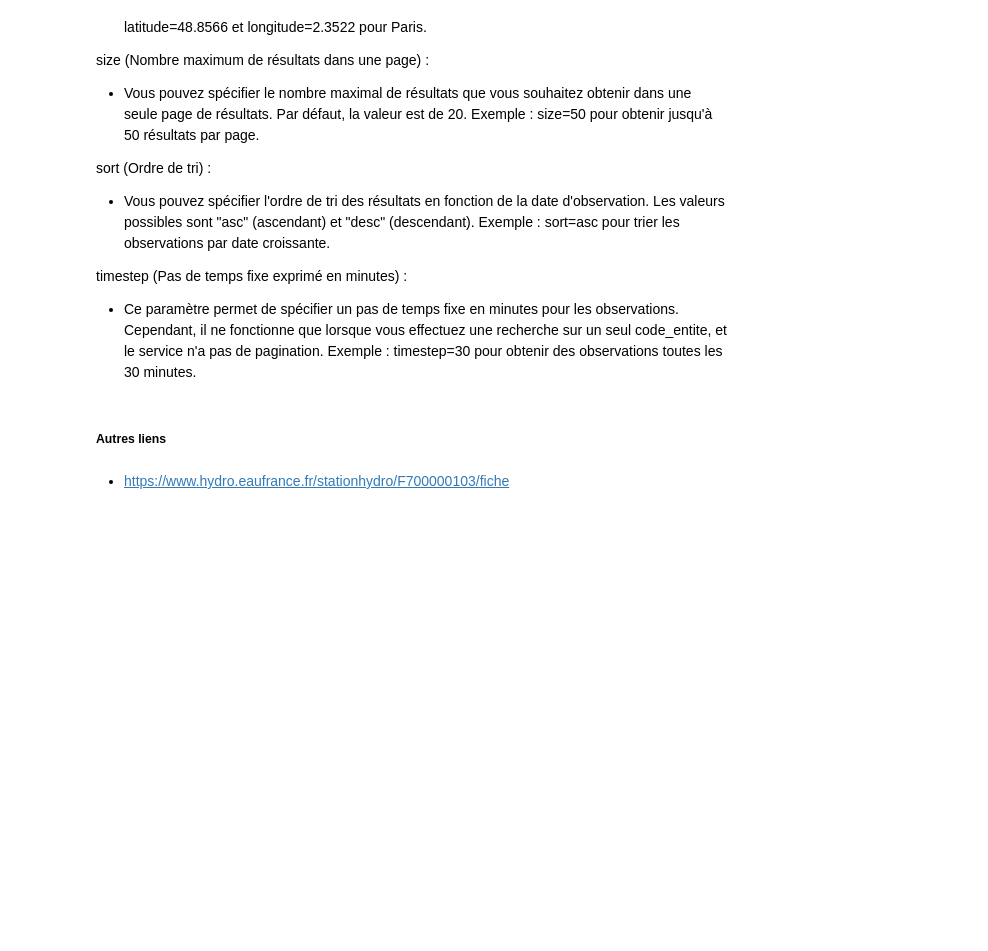
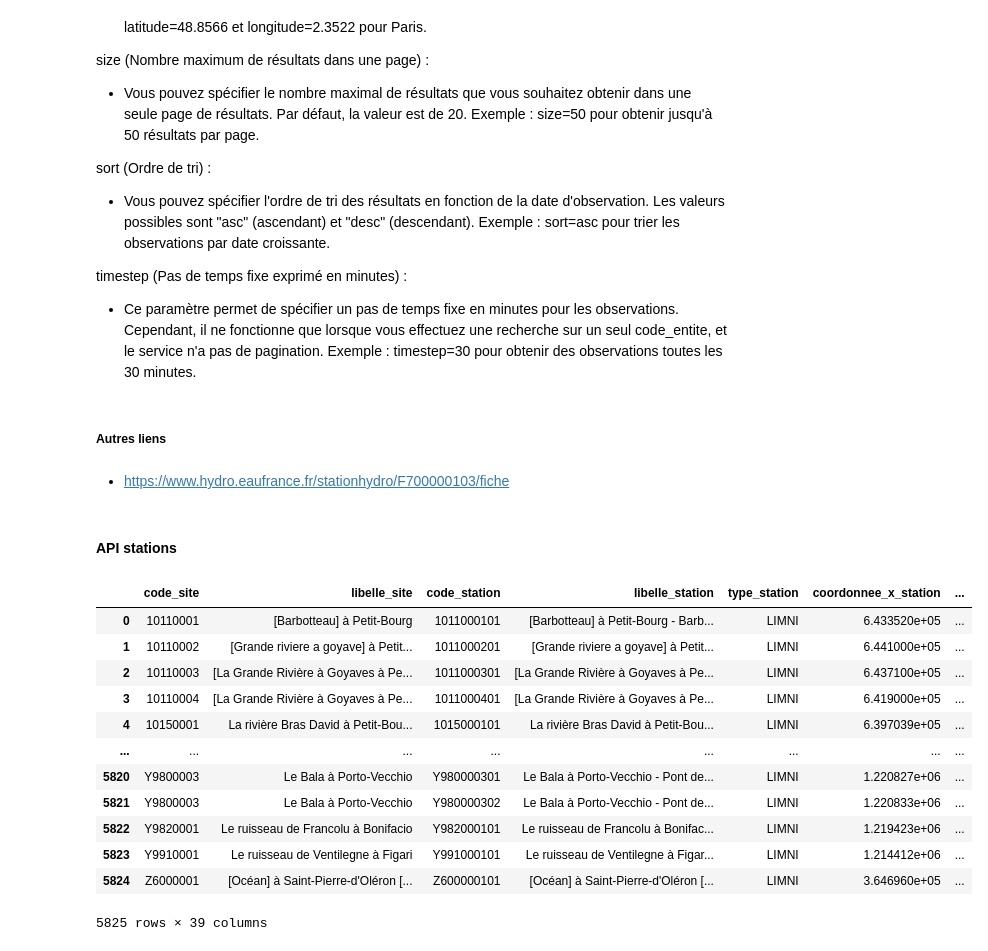
Before and after one commit to AurorePDSA/real-time-flood-alerts, a Jupyter notebook: real-time-flooding-alerts.ipynb, the cells around one changed output. Drawn from its saved outputs; the diff is of its cells as text; code cells hidden in the pictures; blank space fills up the shorter version.

Commit message:
added stations api

```diff
--- a/real-time-flooding-alerts.ipynb
+++ b/real-time-flooding-alerts.ipynb
@@ -133,3 +130,30 @@ Exemple : timestep=30 pour obtenir des observations toutes les 30 minutes.
 ##### Autres liens
 # %% [markdown]
 - https://www.hydro.eaufrance.fr/stationhydro/F700000103/fiche
+# %% [markdown]
+#### API stations
+# %%
+url_stations = "http://hubeau.eaufrance.fr/api/v1/hydrometrie/referentiel/stations"
+
+response_stations = requests.get(url_stations, params={"size": 6000})
+if response_stations.status_code == '200' or '206': # status codes are detailed on the website
+    data_stations = response_stations.json()
+    df = pd.DataFrame(data_stations["data"])
+else:
+    print(f"La requête a échoué avec le code d'état {response.status_code}")
+
+df
+# %% [output]
+|  | code_site | libelle_site | code_station | libelle_station | type_station | coordonnee_x_station | ... |
+| 0 | 10110001 | [Barbotteau] à Petit-Bourg | 1011000101 | [Barbotteau] à Petit-Bourg - Barb... | LIMNI | 6.433520e+05 | ... |
+| 1 | 10110002 | [Grande riviere a goyave] à Petit... | 1011000201 | [Grande riviere a goyave] à Petit... | LIMNI | 6.441000e+05 | ... |
+| 2 | 10110003 | [La Grande Rivière à Goyaves à Pe... | 1011000301 | [La Grande Rivière à Goyaves à Pe... | LIMNI | 6.437100e+05 | ... |
+| 3 | 10110004 | [La Grande Rivière à Goyaves à Pe... | 1011000401 | [La Grande Rivière à Goyaves à Pe... | LIMNI | 6.419000e+05 | ... |
+| 4 | 10150001 | La rivière Bras David à Petit-Bou... | 1015000101 | La rivière Bras David à Petit-Bou... | LIMNI | 6.397039e+05 | ... |
+| ... | ... | ... | ... | ... | ... | ... | ... |
+| 5820 | Y9800003 | Le Bala à Porto-Vecchio | Y980000301 | Le Bala à Porto-Vecchio - Pont de... | LIMNI | 1.220827e+06 | ... |
+| 5821 | Y9800003 | Le Bala à Porto-Vecchio | Y980000302 | Le Bala à Porto-Vecchio - Pont de... | LIMNI | 1.220833e+06 | ... |
+| 5822 | Y9820001 | Le ruisseau de Francolu à Bonifacio | Y982000101 | Le ruisseau de Francolu à Bonifac... | LIMNI | 1.219423e+06 | ... |
+| 5823 | Y9910001 | Le ruisseau de Ventilegne à Figari | Y991000101 | Le ruisseau de Ventilegne à Figar... | LIMNI | 1.214412e+06 | ... |
+| 5824 | Z6000001 | [Océan] à Saint-Pierre-d'Oléron [... | Z600000101 | [Océan] à Saint-Pierre-d'Oléron [... | LIMNI | 3.646960e+05 | ... |
+5825 rows × 39 columns
```
Also changed, not shown: parts of 15 cells of this notebook.
